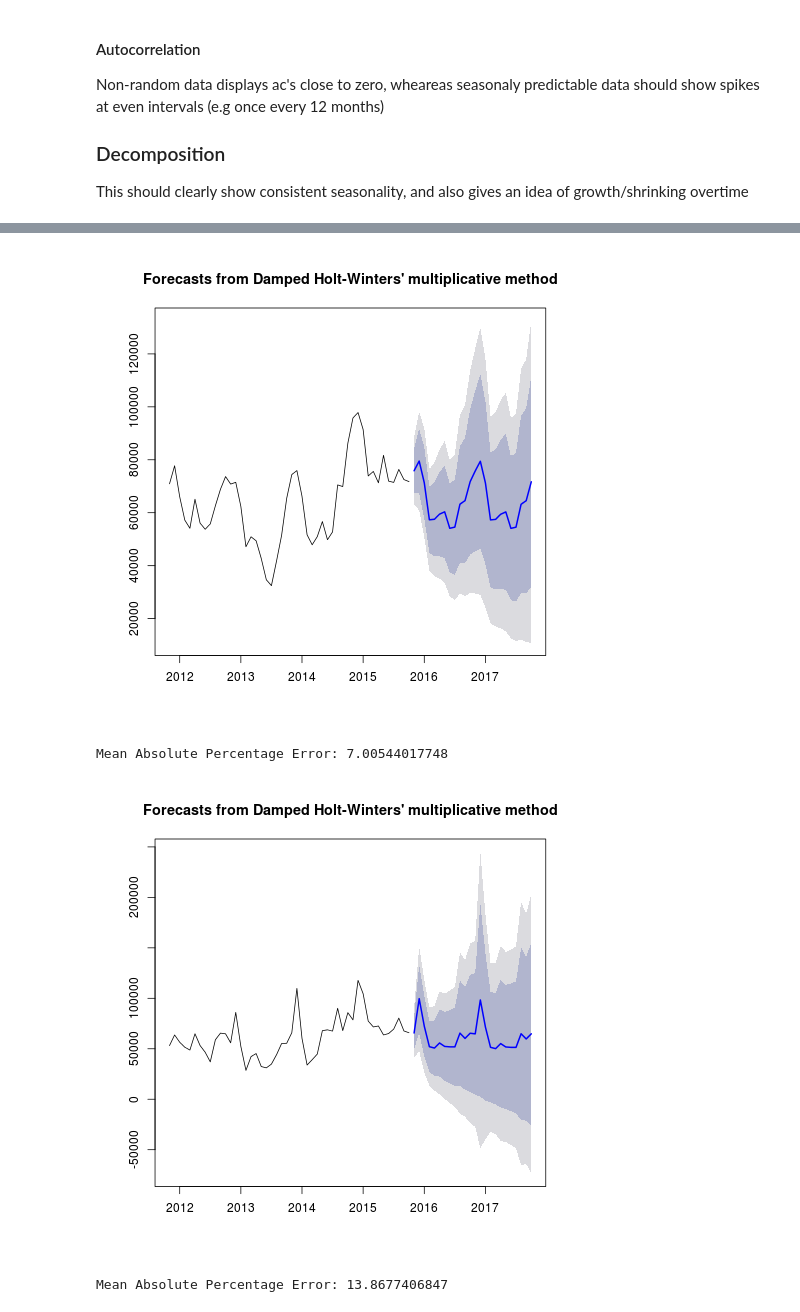
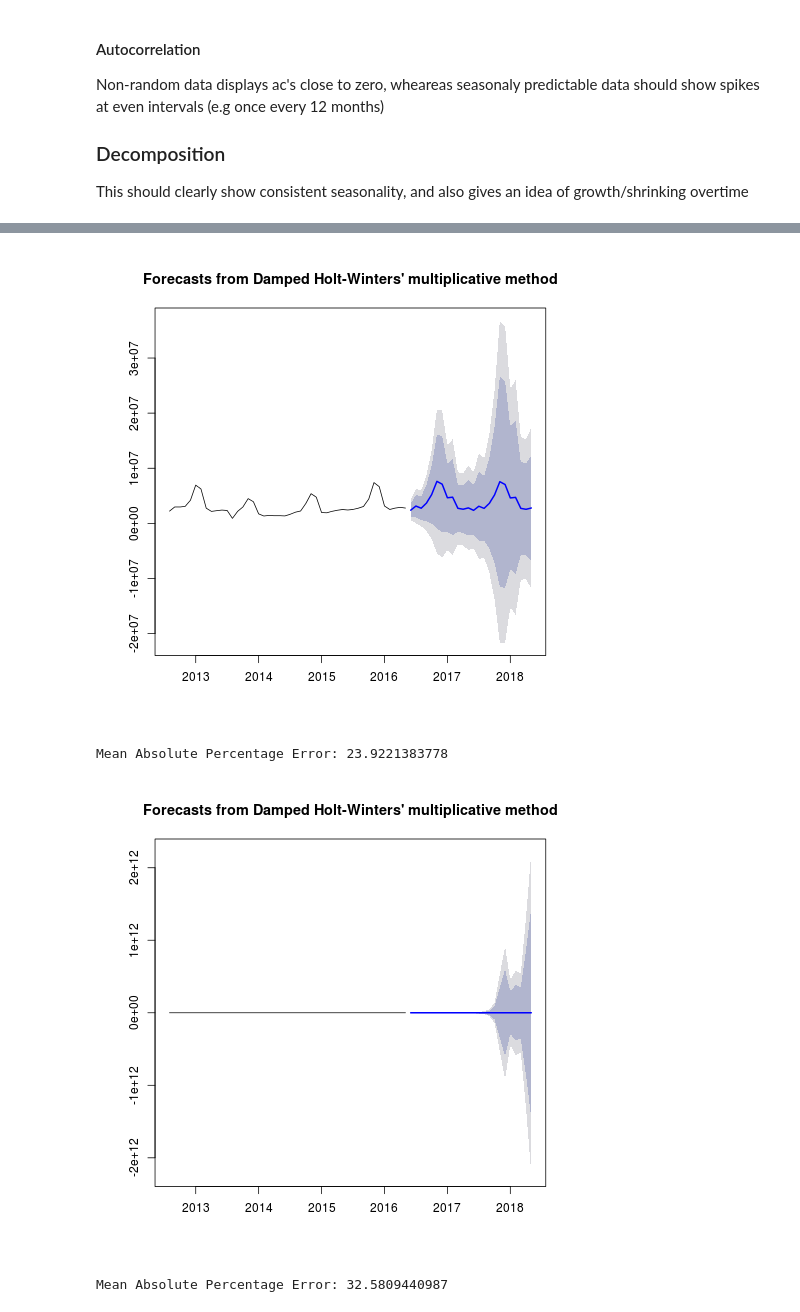
Before and after one commit to fothergilld/corvidae, a Jupyter notebook: forecast.ipynb, the cells around one changed output, grey strips where cells are left out. Drawn from its saved outputs; the diff is of its cells as text; code cells hidden in the pictures.

```diff
--- a/forecast.ipynb
+++ b/forecast.ipynb
@@ -39,9 +32,18 @@ HttpError: <HttpError 403 when requesting https://www.googleapis.com/analytics/v
+# %%
+##read data from DB
+from config import Config
+
+config = Config()
+db_connector = 'mysql://%s:%s@localhost/%s' % (config.DB_USER, config.DB_PSW,config.DB_NAME)
+df = pd.read_sql(config.DB_GA_TABLE,db_connector)
+df.head(n=2)
+start_date = df.date.min().strftime('%Y-%m-%d') #'2015-06-01'
 # %%
 #put GA data into dataframe
-df = pd.DataFrame(rows,columns=heads)
+#df = pd.DataFrame(rows,columns=heads)
 #convert sessions column to numeric format
-df['ga:sessions'] = df['ga:sessions'].convert_objects(convert_numeric=True)
+#df['ga:sessions'] = df['ga:sessions'].convert_objects(convert_numeric=True)
 
 #create list for R usage
-historic_sessions = df['ga:sessions'].tolist()
-historic_revenue = df['ga:transactionRevenue'].astype('float').tolist()
+historic_sessions = df['sessions'].tolist()
+historic_revenue = df['revenue'].astype('float').tolist()
@@ -73,7 +77,7 @@ resplot = res.plot()
 # %%
 """Forecast Sessions"""
 #run data through forecast function and convert back to R object
-results = forecast_rpy.main(historic_sessions,start_date)
+results = r_holtwinters_forecast.main(historic_sessions,start_date)
 fcast = results[0]
 %Rpush fcast
 %Rpush historic_sessions
@@ -82,19 +86,19 @@ fcast = results[0]
 %R plot(fcast)
 print 'Mean Absolute Percentage Error: %s'% results[1][4]
 # %% [output]
-[figure, old version]
+[figure, new version]
-Mean Absolute Percentage Error: 7.00544017748
+Mean Absolute Percentage Error: 23.9221383778
 # %%
 """Forecast Revenue"""
 #run data through forecast function and convert back to R object
-results = forecast_rpy.main(historic_revenue,start_date)
+results = r_holtwinters_forecast.main(historic_revenue,start_date)
 rev_fcast = results[0]
 %Rpush rev_fcast
 %Rpush historic_revenue
 
 #plot the results
 %R plot(rev_fcast)
 print 'Mean Absolute Percentage Error: %s'% results[1][4]
 # %% [output]
-[figure, old version]
+[figure, new version]
-Mean Absolute Percentage Error: 13.8677406847
+Mean Absolute Percentage Error: 32.5809440987
```
Also changed, not shown: parts of 7 cells of this notebook, 2 other files.
